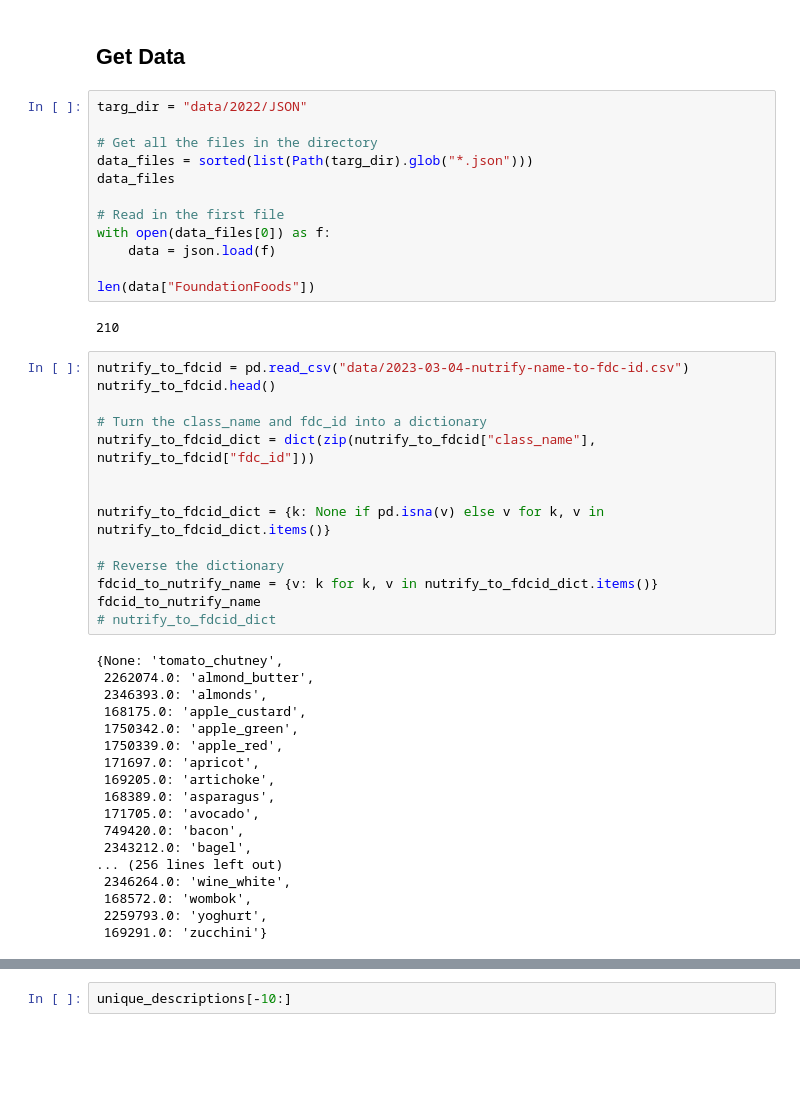
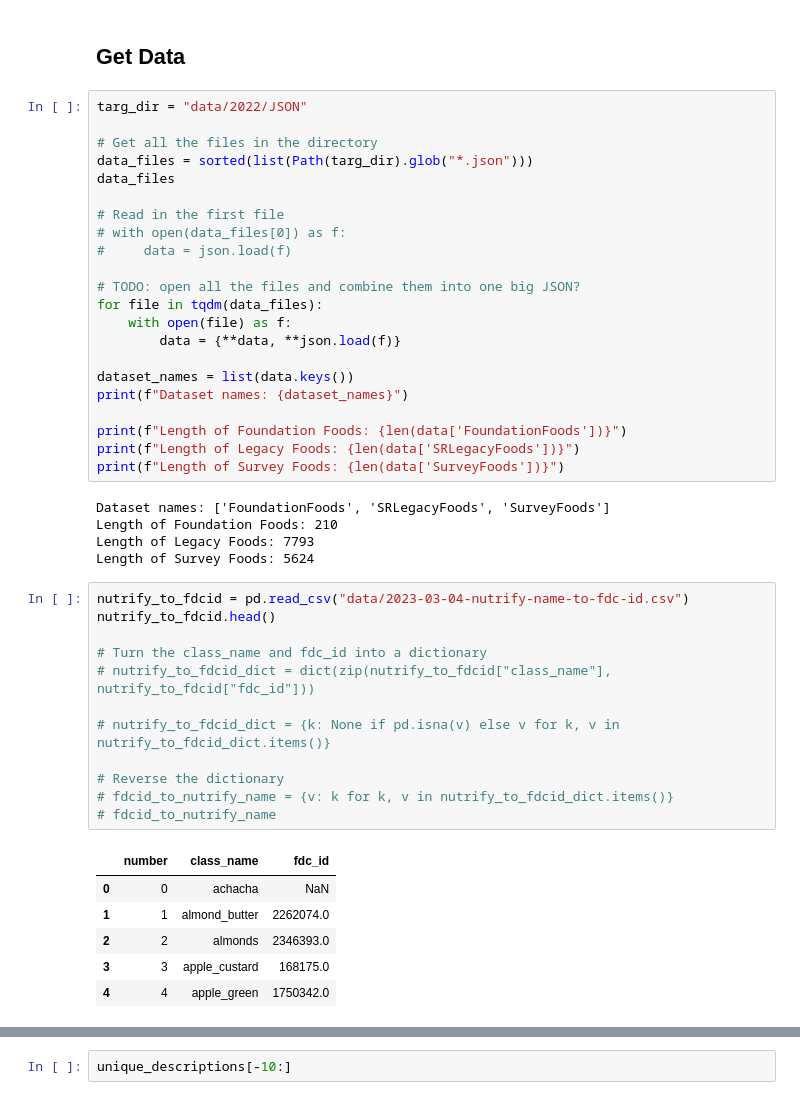
Before and after one commit to mrdbourke/nutrify, a Jupyter notebook: data_exploration/01-usda_food_data_exploration-JSON.ipynb, the cells around one changed output, grey strips where cells are left out. Saved outputs shown, nothing was run; the diff lists cells and outputs as text; blank space fills up the shorter version.

Commit message:
update notebook for going through JSON files of FDC

```diff
--- a/data_exploration/01-usda_food_data_exploration-JSON.ipynb
+++ b/data_exploration/01-usda_food_data_exploration-JSON.ipynb
@@ -24,42 +24,42 @@ data_files = sorted(list(Path(targ_dir).glob("*.json")))
 data_files
 
 # Read in the first file
-with open(data_files[0]) as f:
-    data = json.load(f)
+# with open(data_files[0]) as f:
+#     data = json.load(f)
 
-len(data["FoundationFoods"])
+# TODO: open all the files and combine them into one big JSON?
+for file in tqdm(data_files):
+    with open(file) as f:
+        data = {**data, **json.load(f)}
+
+dataset_names = list(data.keys())
+print(f"Dataset names: {dataset_names}")
+
+print(f"Length of Foundation Foods: {len(data['FoundationFoods'])}")
+print(f"Length of Legacy Foods: {len(data['SRLegacyFoods'])}")
+print(f"Length of Survey Foods: {len(data['SurveyFoods'])}")
 # %% [output]
-210
+Dataset names: ['FoundationFoods', 'SRLegacyFoods', 'SurveyFoods']
+Length of Foundation Foods: 210
+Length of Legacy Foods: 7793
+Length of Survey Foods: 5624
 # %%
 nutrify_to_fdcid = pd.read_csv("data/2023-03-04-nutrify-name-to-fdc-id.csv")
 nutrify_to_fdcid.head()
 
 # Turn the class_name and fdc_id into a dictionary
-nutrify_to_fdcid_dict = dict(zip(nutrify_to_fdcid["class_name"], nutrify_to_fdcid["fdc_id"]))
+# nutrify_to_fdcid_dict = dict(zip(nutrify_to_fdcid["class_name"], nutrify_to_fdcid["fdc_id"]))
 
-
-nutrify_to_fdcid_dict = {k: None if pd.isna(v) else v for k, v in nutrify_to_fdcid_dict.items()}
+# nutrify_to_fdcid_dict = {k: None if pd.isna(v) else v for k, v in nutrify_to_fdcid_dict.items()}
 
 # Reverse the dictionary
-fdcid_to_nutrify_name = {v: k for k, v in nutrify_to_fdcid_dict.items()}
-fdcid_to_nutrify_name
-# nutrify_to_fdcid_dict
+# fdcid_to_nutrify_name = {v: k for k, v in nutrify_to_fdcid_dict.items()}
+# fdcid_to_nutrify_name
 # %% [output]
-{None: 'tomato_chutney',
- 2262074.0: 'almond_butter',
- 2346393.0: 'almonds',
- 168175.0: 'apple_custard',
- 1750342.0: 'apple_green',
- 1750339.0: 'apple_red',
- 171697.0: 'apricot',
- 169205.0: 'artichoke',
- 168389.0: 'asparagus',
- 171705.0: 'avocado',
- 749420.0: 'bacon',
- 2343212.0: 'bagel',
-... (256 lines left out)
- 2346264.0: 'wine_white',
- 168572.0: 'wombok',
- 2259793.0: 'yoghurt',
- 169291.0: 'zucchini'}
+|  | number | class_name | fdc_id |
+| 0 | 0 | achacha | NaN |
+| 1 | 1 | almond_butter | 2262074.0 |
+| 2 | 2 | almonds | 2346393.0 |
+| 3 | 3 | apple_custard | 168175.0 |
+| 4 | 4 | apple_green | 1750342.0 |
 # %%
```
Also changed, not shown: parts of 26 cells of this notebook.
